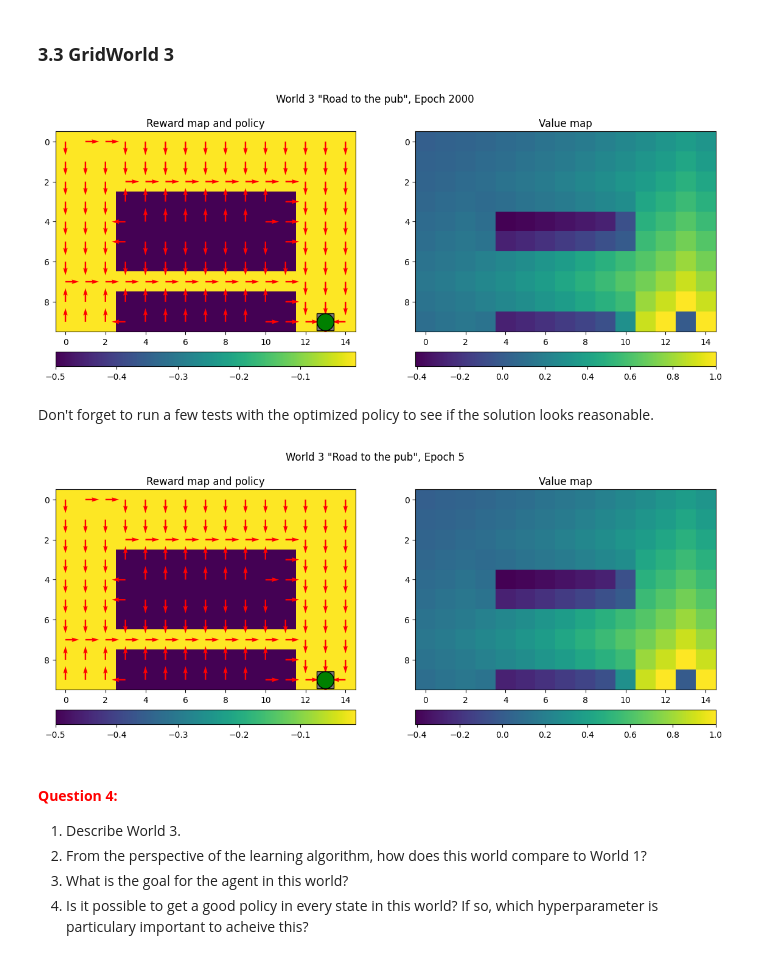
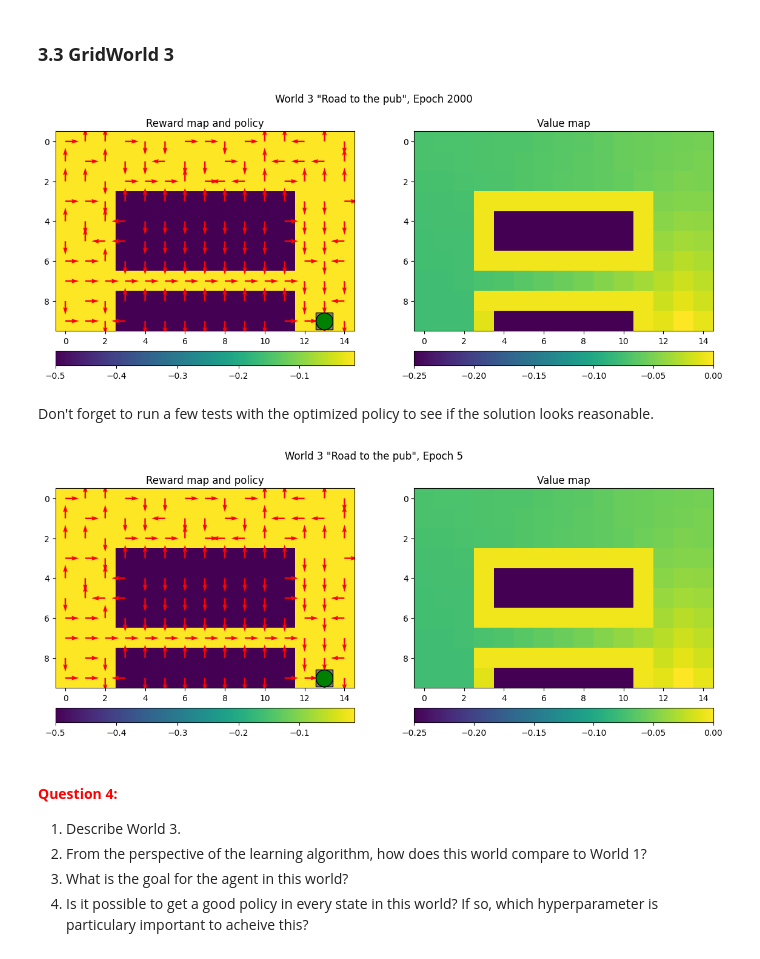
Before and after one commit to qqyfly/732A55_Neural_Networks_and_Learning_Systems, a Jupyter notebook: Homework/Lab/A4_Reinforcement/QLearning.ipynb, the cells around one changed output. Drawn from its saved outputs; the diff is of its cells as text; code cells hidden in the pictures.

```diff
--- a/Homework/Lab/A4_Reinforcement/QLearning.ipynb
+++ b/Homework/Lab/A4_Reinforcement/QLearning.ipynb
@@ -131,6 +127,10 @@ Finally before you begin, here are some concrete tips to keep in mind while work
 * Try your code often! Jump ahead to section 3.1 to easily run the training in the first GridWorld.
 * As part of this implementation, you must also implement the functions `getpolicy` and `getvalue` in `utils.py`. When you have implemented these the `draw` function will automatically show the results of the training!
 # %%
+# revised QLearning function alg
+# remove World.Name check
+# remove reward = term_reward
+
 def QLearning(World, params={}):
 
     # Init world and get size of dimensions
@@ -149,11 +149,10 @@ def QLearning(World, params={}):
     max_steps = params["MaxSteps"]
     draw_interval = params["DrawInterval"]
 
-    if "Term_Reward" in params:
-        term_reward =params["Term_Reward"]
-    else:
-        term_reward = 1
-
+    #if "Term_Reward" in params:
+    #    term_reward =params["Term_Reward"]
+    #else:
+    #    term_reward = 1
 
     # Initialize the Q-matrix (use the size variables above)
     Q = np.zeros((*WSize, NA))
@@ -181,30 +180,23 @@ def QLearning(World, params={}):
 
             next_state,isTerm = World.getState()
 
-            #if not isValid:
-            #    reward = -1
-
-            if isTerm:
-                reward = term_reward
+            #if isTerm:
+            #    reward = term_reward
 
             action_id = A.index(action)
-
-            #old_value = Q[state[0],state[1]][action_id]
-            #next_max = np.max(Q[next_state[0],next_state[1]])
 
             old_value = Q[(*state,action_id)]
             next_max = np.max(Q[next_state])
 
-            if World.Name == "Annoying random block":
+            #if World.Name == "Annoying random block":
                 # contain random reward
                 # area [:8, 4:8] has 0.2 chance to get -11  reward
                 # area [:8, 4:8] has 0.8 chance to get -0.1 reward
-                if next_state[0] < 8 and next_state[1] >= 4 and next_state[1] < 8:
-                    reward = (0.2 * -11) + 0.8 * (-0.1)
+            #    if next_state[0] < 8 and next_state[1] >= 4 and next_state[1] < 8:
+            #        reward = (0.2 * -11) + 0.8 * (-0.1)
 
             new_value = (1 - alpha) * old_value + alpha * (reward + gamma * next_max)
 
-            #Q[state[0],state[1]][action_id] = new_value
             Q[(*state,action_id)] = new_value
 
             if isTerm:
@@ -347,19 +340,19 @@ Since the dark area's reward will be - 11 * 0.2 - 0.1 * 0.8 = -2.8, so reward of
 # %%
 W3 = GridWorld(3)
 
 # --------------------------------------------
 # === Your code here =========================
 # --------------------------------------------
-Q3 = QLearning(W3, params={"LR": 0.5, "Gamma": 0.9, "Eps": 0.8, "Epochs": 2000, "MaxSteps": 200, "DrawInterval": 100,"Term_Reward": 1})
+Q3 = QLearning(W3, params={"LR": 0.5, "Gamma": 0.9, "Eps": 0, "Epochs": 2000, "MaxSteps": 200, "DrawInterval": 100})
 # ============================================
 # %% [output]
-[figure, old version]
+[figure, new version]
 # %% [markdown]
 Don't forget to run a few tests with the optimized policy to see if the solution looks reasonable.
 # %%
 QLearningTest(W=W3, Q=Q3, params={"Epochs": 5, "MaxSteps": 100})
 # %% [output]
-[figure, old version]
+[figure, new version]
 # %% [markdown]
 #### **<span style="color:red">Question 4:</span>**
 1. Describe World 3.
```
Also changed, not shown: parts of 27 cells of this notebook, 9 other files.
